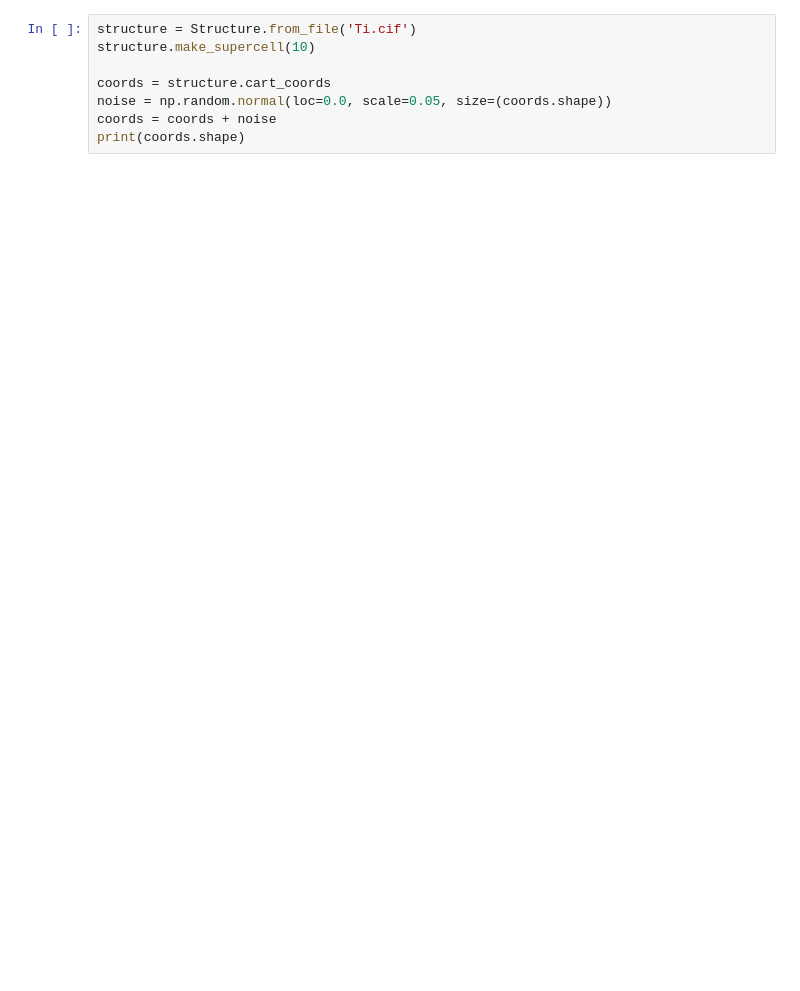
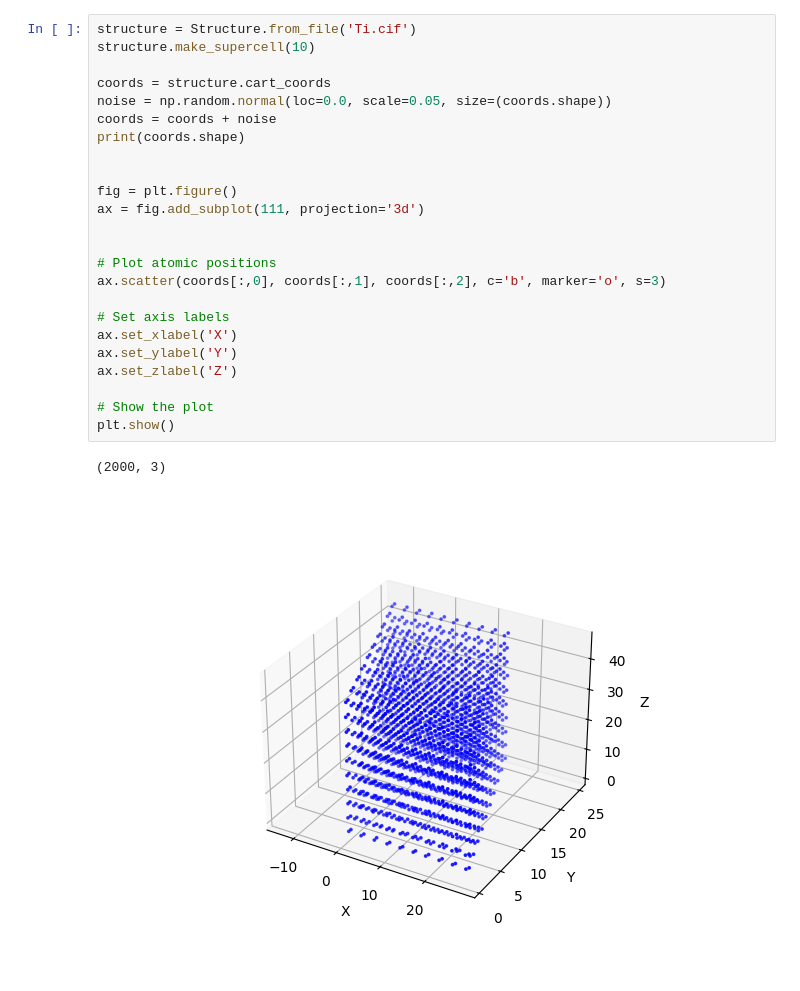
Before and after one commit to mmonajem/pyoxcart, a Jupyter notebook: pyccapt/calibration/tutorials/jupyter_files/sdm_tdf_fft.ipynb, the cells around one changed output. Saved outputs shown, nothing was run; the diff lists cells and outputs as text; blank space fills up the shorter version.

```diff
--- a/pyccapt/calibration/tutorials/jupyter_files/sdm_tdf_fft.ipynb
+++ b/pyccapt/calibration/tutorials/jupyter_files/sdm_tdf_fft.ipynb
@@ -311,11 +473,30 @@ def rdf(particles, dr, variables=None, rho=None, rcutoff=0.9, eps=1e-15, normali
 # %%
 structure = Structure.from_file('Ti.cif')
 structure.make_supercell(10)
 
 coords = structure.cart_coords
 noise = np.random.normal(loc=0.0, scale=0.05, size=(coords.shape))
 coords = coords + noise
 print(coords.shape)
+
+
+fig = plt.figure()
+ax = fig.add_subplot(111, projection='3d')
+
+
+# Plot atomic positions
+ax.scatter(coords[:,0], coords[:,1], coords[:,2], c='b', marker='o', s=3)
+
+# Set axis labels
+ax.set_xlabel('X')
+ax.set_ylabel('Y')
+ax.set_zlabel('Z')
+
+# Show the plot
+plt.show()
+# %% [output]
+(2000, 3)
+[figure, added]
 # %%
 # compute spatial distribution map with dmax = 10 and nbins = 100
 sdm_histogram, edges = sdm(coords, bin_size=0.1, variables=None, normalize=False, plot_mode='bar', plot=True,
```
Also changed, not shown: parts of 7 cells of this notebook, 3 other files.
